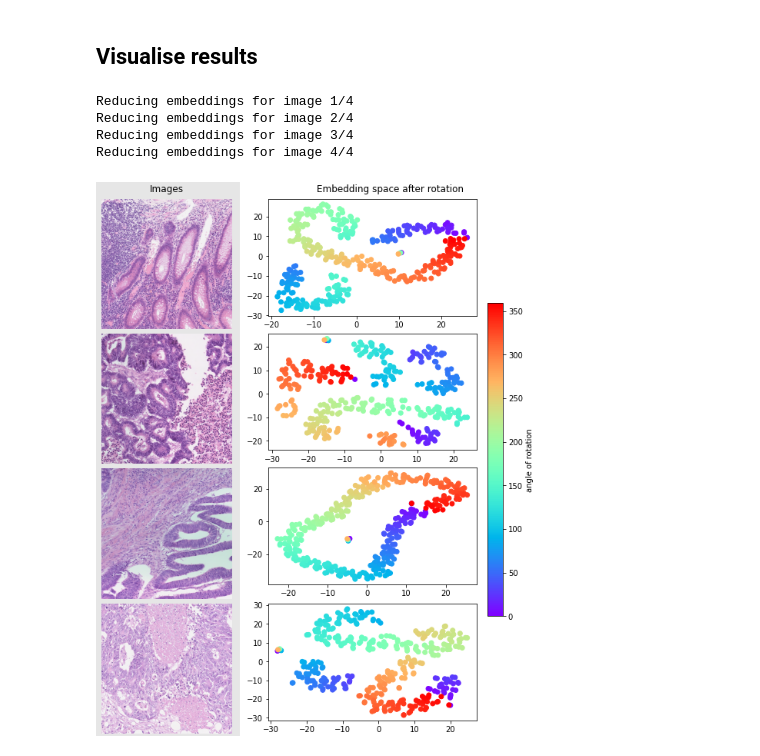
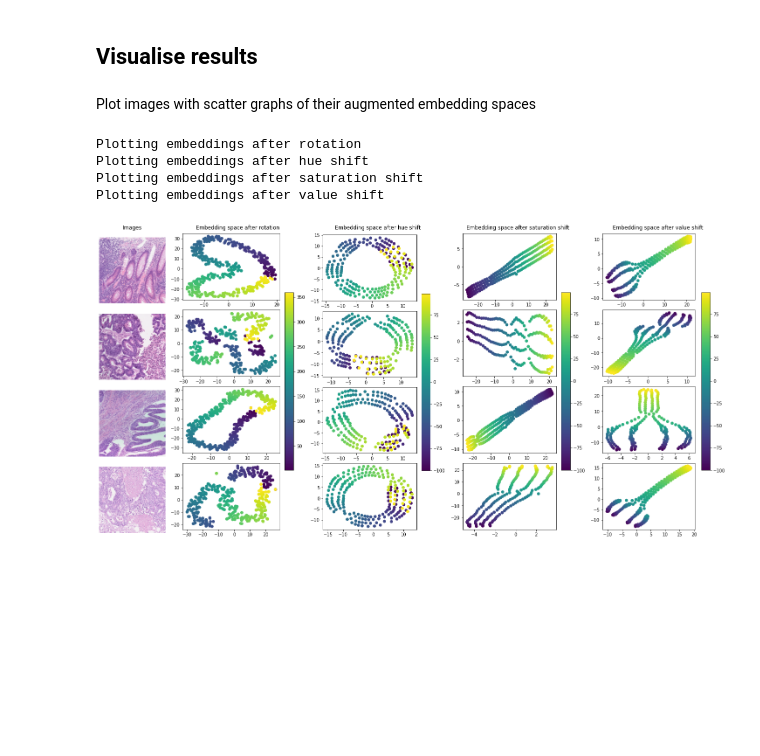
Before and after one commit to leandervaneekelen/emb-augmenter, a Jupyter notebook: experiment/experiments.ipynb, the cells around one changed output. Drawn from its saved outputs; the diff is of its cells as text; code cells hidden in the pictures; blank space fills up the shorter version.

```diff
--- a/experiment/experiments.ipynb
+++ b/experiment/experiments.ipynb
@@ -288,0 +304,13 @@ Getting embeddings for image 4/4
+# %%
+for aug in aug_info:
+    for i in range(1, TOTAL_IMAGES + 1):
+        print(f"{aug['title']} - {i}/{TOTAL_IMAGES}")
+
+        # augmentation
+        data[i][aug["key"]] = generate_aug_images(images[i - 1], aug["aug_function"], aug["z"])
+
+        # embeddings
+        data[i]["embeddings_" + aug["key"]] = get_embeddings(data[i][aug["key"]], batch_size=4)
+
+        # reduce dimensions
+        data[i]["reduced_" + aug["key"]] = reduce_dims_tsne(dims = 2, embeddings = data[i]["embeddings_" + aug["key"]])
@@ -299,56 +336,45 @@ def reduce_dims_tsne(embeddings):
-# %%
-for i in range(1, TOTAL_IMAGES + 1):
-    print("Reducing embeddings for image {}/{}".format(i, TOTAL_IMAGES))
-    data[i]["embeddings_reduced"] = reduce_dims_tsne(data[i]["embeddings"])
-# %% [output]
-Reducing embeddings for image 1/4
-Reducing embeddings for image 2/4
-Reducing embeddings for image 3/4
-Reducing embeddings for image 4/4
+# %% [markdown]
+Plot images with scatter graphs of their augmented embedding spaces
 # %%
 import matplotlib.pyplot as plt
 
-# print(Y_embedded[:, 0].shape)
-# print(Y_embedded[:, 1].shape)
-# print(len(list(embeddings.keys())))
+fig = plt.figure(constrained_layout=True, figsize=(4 + 4 * len(aug_info), 10))
+subfigs = fig.subfigures(1, (1 + len(aug_info)), width_ratios=[1] + [2] * len(aug_info))
 
-# fig, axd = plt.subplot_mosaic(
-#     [['image1', 'rot1', 'hue1', 'sat1', 'val1'],
-#     ['image2', 'rot2', 'hue2', 'sat2', 'val2'],
-#     ['image3', 'rot3', 'hue3', 'sat3', 'val3'],
-#     ['image4', 'rot4', 'hue4', 'sat4', 'val4']],
-#     figsize=(5.5, 3.5), constrained_layout=True
-# )
-
-fig = plt.figure(constrained_layout=True, figsize=(8, 10))
-
-subfigs = fig.subfigures(1, 2, width_ratios=[1, 2])
-
-# images
-axs0 = subfigs[0].subplots(4, 1)
+# plot images
+axs0 = subfigs[0].subplots(TOTAL_IMAGES, 1)
 subfigs[0].suptitle('Images')
-subfigs[0].set_facecolor('0.9')
-for i in range(4):
+# subfigs[0].set_facecolor('0.9')
+for i in range(TOTAL_IMAGES):
     axs0[i].imshow(images[i])
     axs0[i].axis('off')
     # axs0[i].set_title('Image {}'.format(i + 1))
 
-axs1 = subfigs[1].subplots(4, 1)
-subfigs[1].suptitle('Embedding space after rotation')
 
-# rotation
-range_rot = []
-for i in range(1, TOTAL_IMAGES + 1):
-    scatter = axs1[i - 1].scatter(data[i]["embeddings_reduced"][:, 0], data[i]["embeddings_reduced"][:, 1], c=list(data[i]["embeddings"].keys()), cmap='rainbow')
-subfigs[1].colorbar(scatter, ax=axs1, label='angle of rotation', shrink=0.6)
+def plot_aug_embeddings(col, z, title, key):
+    # print("col: {}".format(col))
+    axs = subfigs[col].subplots(TOTAL_IMAGES, 1)
+    subfigs[col].suptitle(f"Embedding space after {title}")
 
-# hue
+    for i in range(1, TOTAL_IMAGES + 1):
+        # print("- row: {}".format(i))
+        x = data[i]["reduced_" + key][:, 0]
+        y = data[i]["reduced_" + key][:, 1]
 
-# saturation
+        scatter = axs[i - 1].scatter(x, y, c=z, cmap='viridis')
 
-# value
+    subfigs[col].colorbar(scatter, ax=axs, shrink=0.6)
+
+
+for aug in aug_info:
+    print(f"Plotting embeddings after {aug['title']}")
+    plot_aug_embeddings(aug["col"], aug["z"], aug["title"], aug["key"])
 
 
 plt.show()
 # %% [output]
+Plotting embeddings after rotation
+Plotting embeddings after hue shift
+Plotting embeddings after saturation shift
+Plotting embeddings after value shift
-[figure, old version]
+[figure, new version]
```
Also changed, not shown: parts of 23 cells of this notebook, 1 other file.
